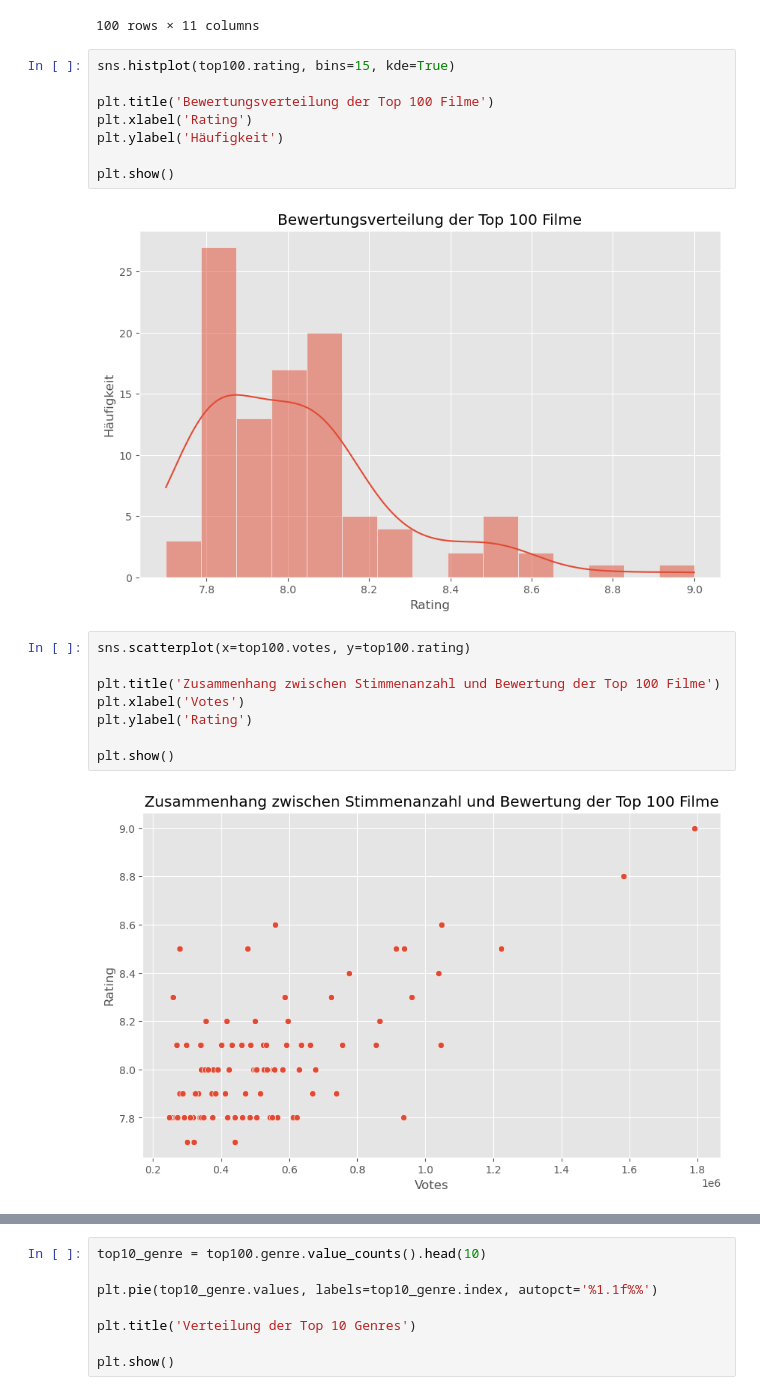
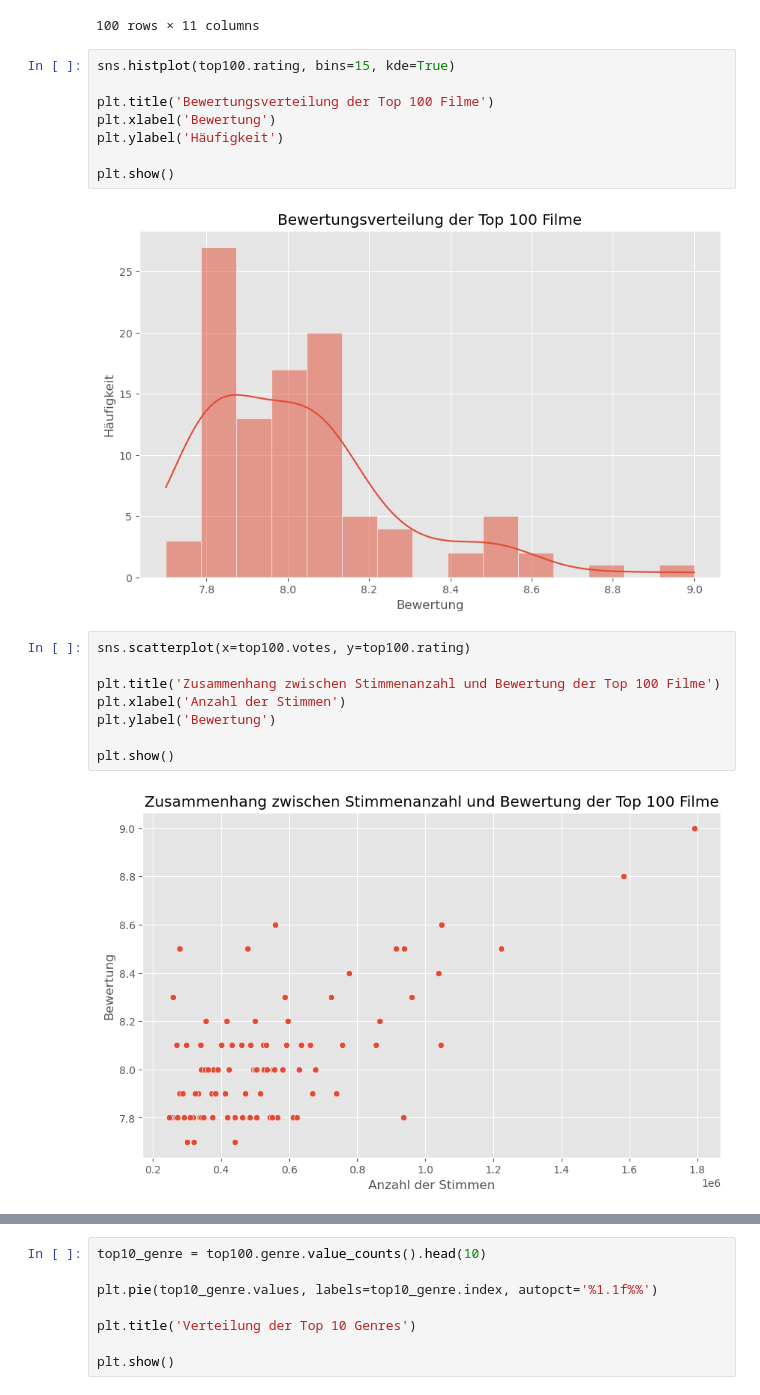
Before and after one commit to ozbakislar/imdb-eda, a Jupyter notebook: notebooks/imdb_eda_de.ipynb, the cells around one changed output, grey strips where cells are left out. Cells and saved outputs as stored; diff of their text form.

```diff
--- a/notebooks/imdb_eda_de.ipynb
+++ b/notebooks/imdb_eda_de.ipynb
@@ -839,22 +839,22 @@ top100
 sns.histplot(top100.rating, bins=15, kde=True)
 
 plt.title('Bewertungsverteilung der Top 100 Filme')
-plt.xlabel('Rating')
+plt.xlabel('Bewertung')
 plt.ylabel('Häufigkeit')
 
 plt.show()
 # %% [output]
-[figure, old version]
+[figure, new version]
 # %%
 sns.scatterplot(x=top100.votes, y=top100.rating)
 
 plt.title('Zusammenhang zwischen Stimmenanzahl und Bewertung der Top 100 Filme')
-plt.xlabel('Votes')
-plt.ylabel('Rating')
+plt.xlabel('Anzahl der Stimmen')
+plt.ylabel('Bewertung')
 
 plt.show()
 # %% [output]
-[figure, old version]
+[figure, new version]
 # %%
 year_counts = top100.year.value_counts().sort_index()
 
```
Also changed, not shown: parts of 14 cells of this notebook, 1 other file.
